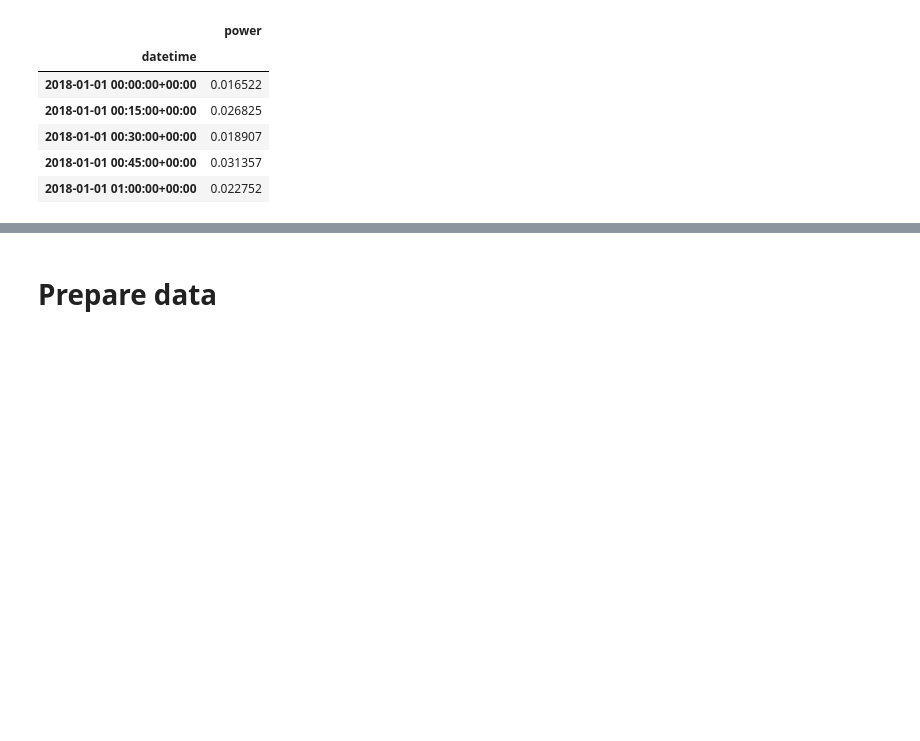
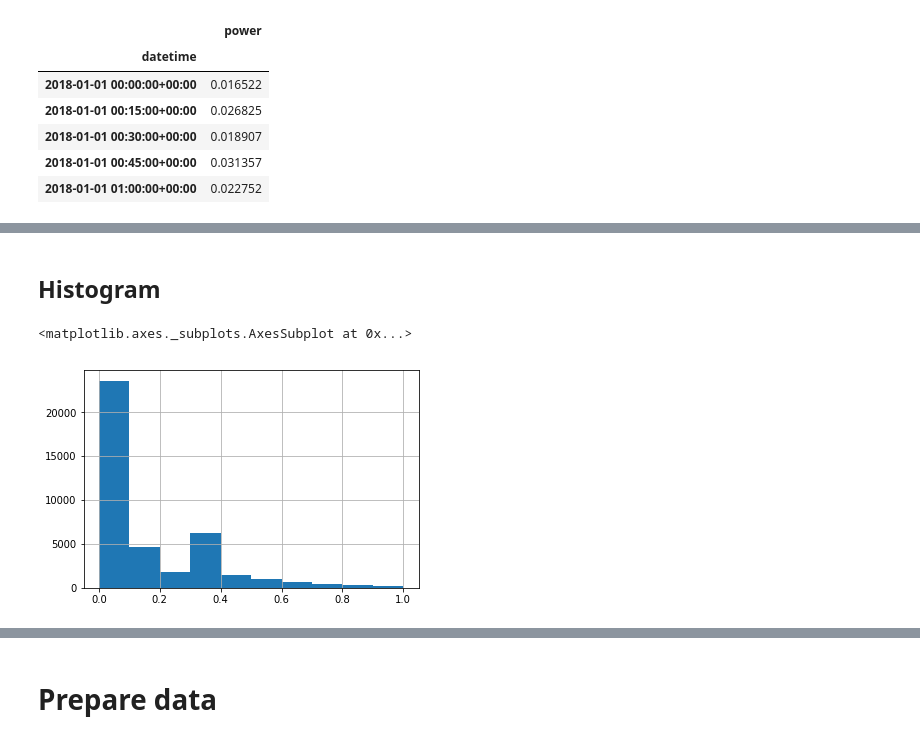
Before and after one commit to phgupta/XBOS_HVAC_Predictions, a Jupyter notebook: modeling/LSTM Incremental.ipynb, the cells around one changed output, grey strips where cells are left out. Cells and saved outputs as stored; diff of their text form; code cells hidden in the pictures; blank space fills up the shorter version.

```diff
--- a/modeling/LSTM Incremental.ipynb
+++ b/modeling/LSTM Incremental.ipynb
@@ -240,0 +186,7 @@ df_raw_hvac_states.tail(20)
+# %% [markdown]
+## Histogram
+# %%
+df['power'].hist()
+# %% [output]
+<matplotlib.axes._subplots.AxesSubplot at 0x...>
+[figure, added]
```
Also changed, not shown: parts of 55 cells of this notebook, 1 other file.
